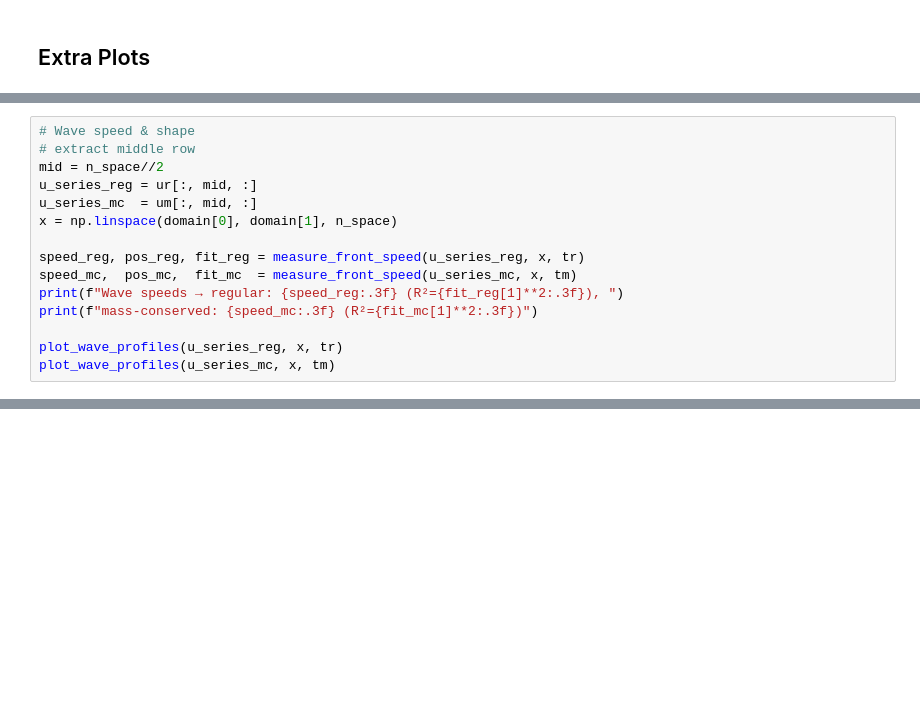
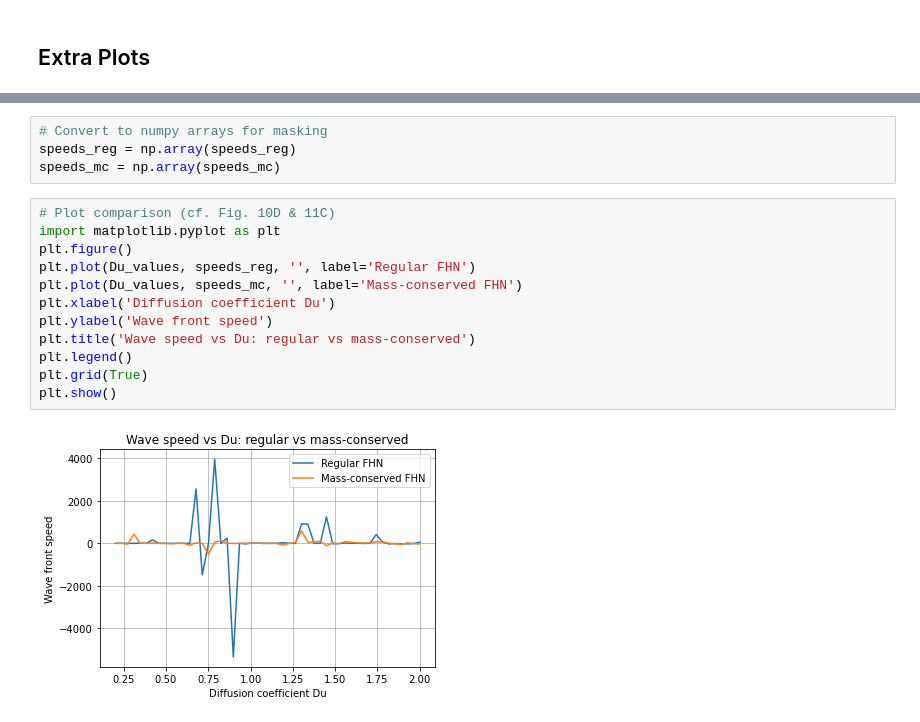
Before and after one commit to RedaElassooudi/Dynamics-and-Waves-in-Regular-vs.-Mass-Conserved-FitzHugh-Nagumo-Systems, a Jupyter notebook: code/fhn_model.ipynb, the cells around one changed output, grey strips where cells are left out. Cells and saved outputs as stored; diff of their text form; blank space fills up the shorter version.

```diff
--- a/code/fhn_model.ipynb
+++ b/code/fhn_model.ipynb
@@ -384,15 +319,0 @@ def extract_critical_mode(k, growth_rates):
-# %%
-# Wave speed & shape
-# extract middle row
-mid = n_space//2
-u_series_reg = ur[:, mid, :]
-u_series_mc  = um[:, mid, :]
-x = np.linspace(domain[0], domain[1], n_space)
-
-speed_reg, pos_reg, fit_reg = measure_front_speed(u_series_reg, x, tr)
-speed_mc,  pos_mc,  fit_mc  = measure_front_speed(u_series_mc, x, tm)
-print(f"Wave speeds → regular: {speed_reg:.3f} (R²={fit_reg[1]**2:.3f}), ")
-print(f"mass-conserved: {speed_mc:.3f} (R²={fit_mc[1]**2:.3f})")
-
-plot_wave_profiles(u_series_reg, x, tr)
-plot_wave_profiles(u_series_mc, x, tm)
@@ -403,0 +377,18 @@ mass-conserved: -0.108 (R²=0.048)
+# %%
+# Convert to numpy arrays for masking
+speeds_reg = np.array(speeds_reg)
+speeds_mc = np.array(speeds_mc)
+# %%
+# Plot comparison (cf. Fig. 10D & 11C)
+import matplotlib.pyplot as plt
+plt.figure()
+plt.plot(Du_values, speeds_reg, '', label='Regular FHN')
+plt.plot(Du_values, speeds_mc, '', label='Mass-conserved FHN')
+plt.xlabel('Diffusion coefficient Du')
+plt.ylabel('Wave front speed')
+plt.title('Wave speed vs Du: regular vs mass-conserved')
+plt.legend()
+plt.grid(True)
+plt.show()
+# %% [output]
+[figure, added]
```
Also changed, not shown: parts of 7 cells of this notebook.
